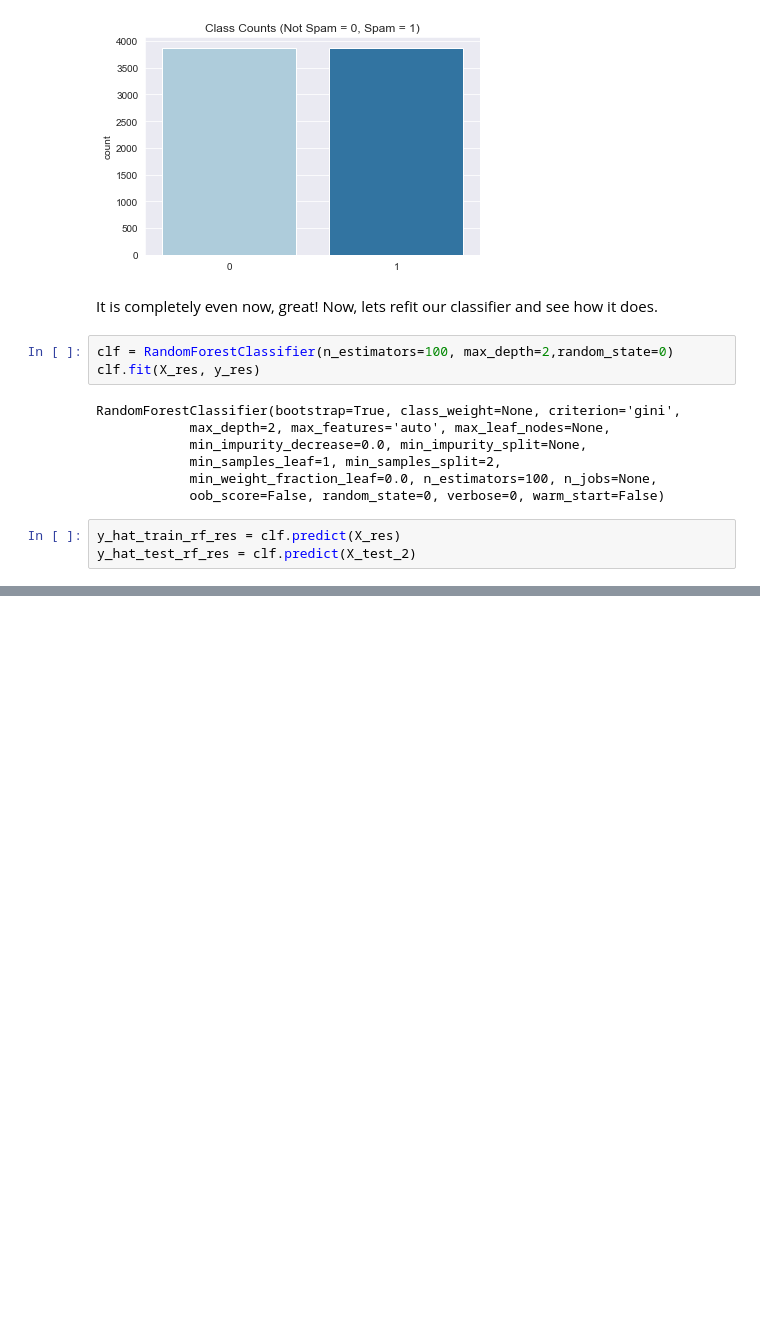
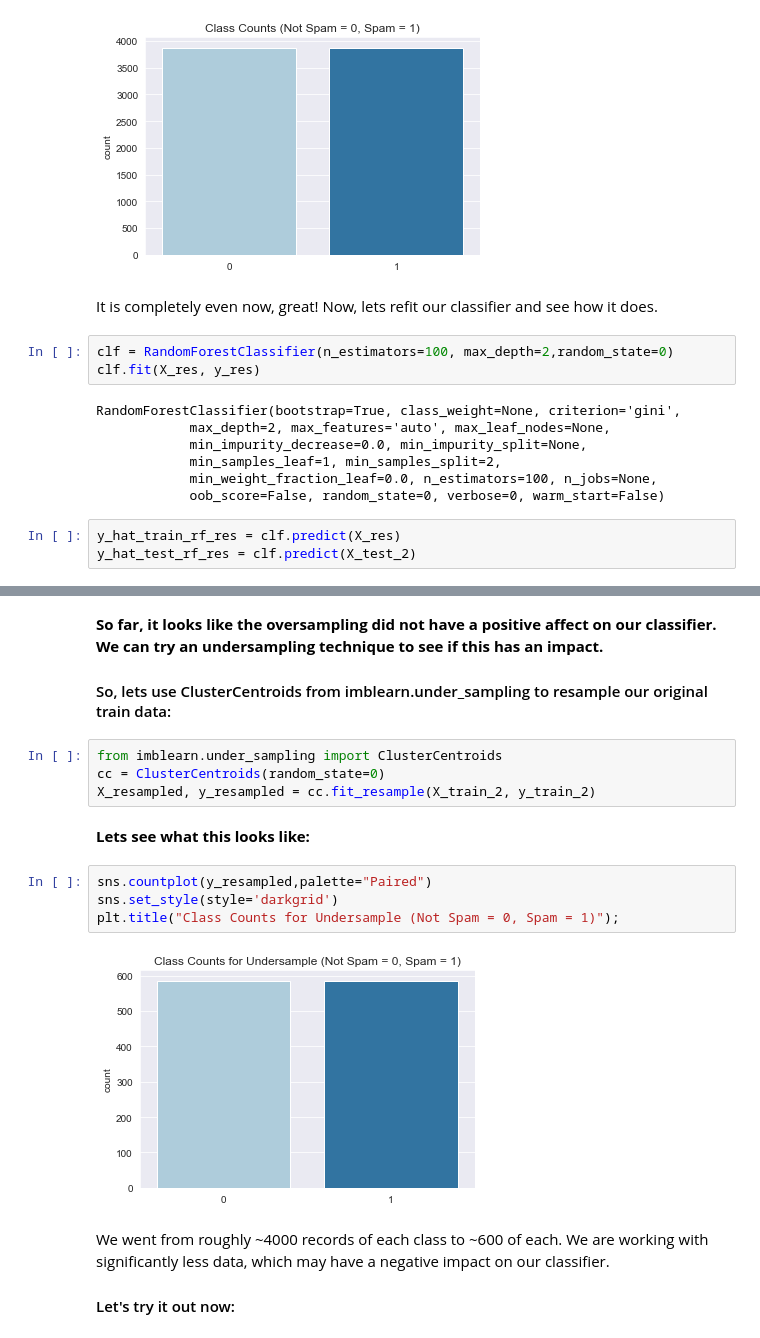
Before and after one commit to elenasm7/SPAM-SMS-NLP-Analysis-and-Prediction, a Jupyter notebook: Spam_detection.ipynb, the cells around one changed output, grey strips where cells are left out. Cells and saved outputs as stored; diff of their text form; blank space fills up the shorter version.

```diff
--- a/Spam_detection.ipynb
+++ b/Spam_detection.ipynb
@@ -651,0 +671,20 @@ Testing Accuracy
+# %% [markdown]
+__So far, it looks like the oversampling did not have a positive affect on our classifier. We can try an undersampling technique to see if this has an impact.__
+
+#### So, lets use ClusterCentroids from imblearn.under_sampling to resample our original train data:
+# %%
+from imblearn.under_sampling import ClusterCentroids
+cc = ClusterCentroids(random_state=0)
+X_resampled, y_resampled = cc.fit_resample(X_train_2, y_train_2)
+# %% [markdown]
+__Lets see what this looks like:__
+# %%
+sns.countplot(y_resampled,palette="Paired")
+sns.set_style(style='darkgrid')
+plt.title("Class Counts for Undersample (Not Spam = 0, Spam = 1)");
+# %% [output]
+[figure, added]
+# %% [markdown]
+We went from roughly ~4000 records of each class to ~600 of each. We are working with significantly less data, which may have a negative impact on our classifier.
+
+#### Let's try it out now:
```
Also changed, not shown: parts of 7 cells of this notebook.
